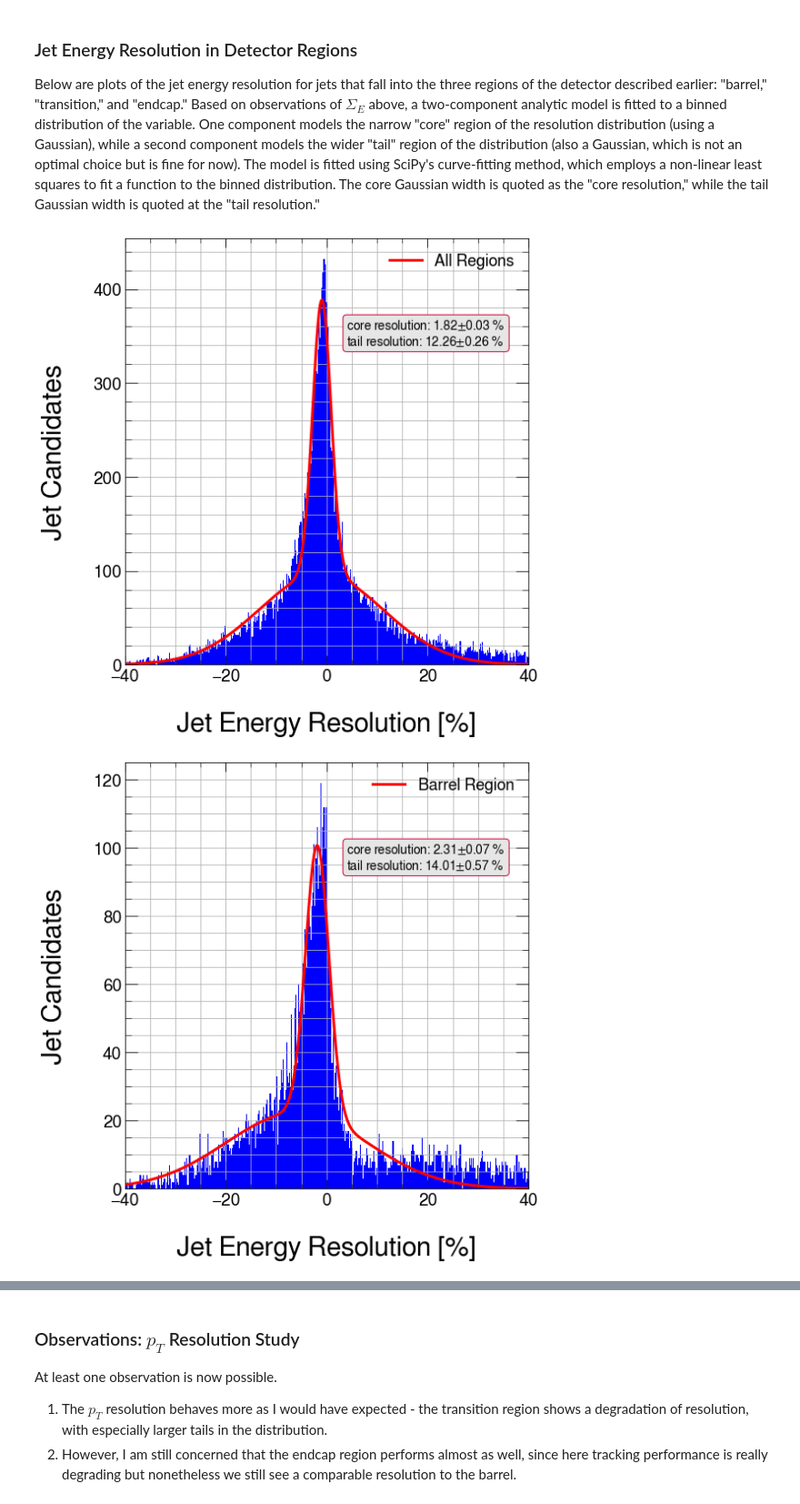
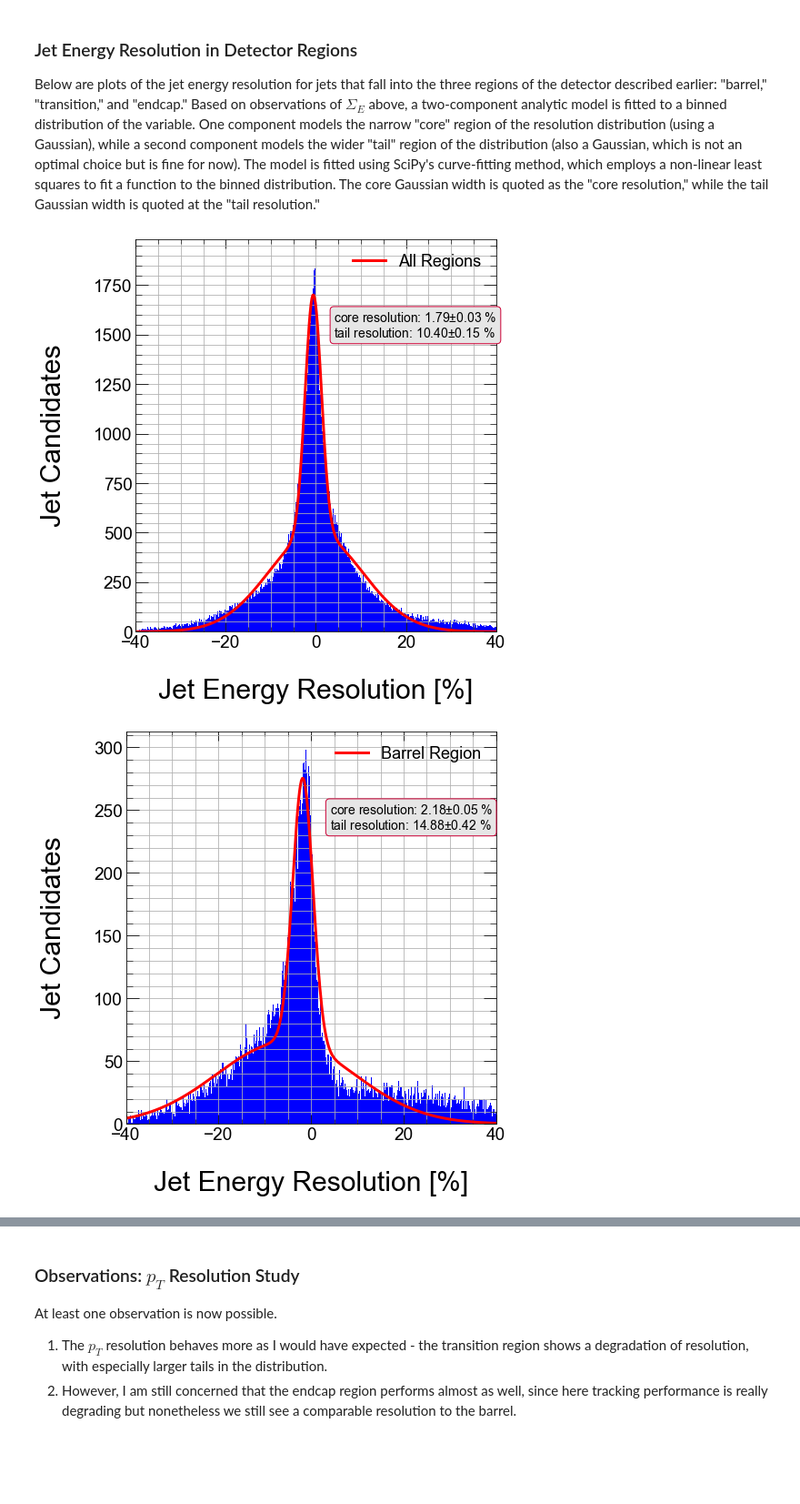
Before and after one commit to miguelignacio/delphes_EIC, a Jupyter notebook: notebooks/EIC_Studies.ipynb, the cells around one changed output, grey strips where cells are left out. Shown at 91% size. Drawn from its saved outputs; the diff is of its cells as text; code cells hidden in the pictures; blank space fills up the shorter version.

```diff
--- a/notebooks/EIC_Studies.ipynb
+++ b/notebooks/EIC_Studies.ipynb
@@ -54,10 +64,15 @@ These instructions are applicable to ManeFrame II at SMU, but may apply elsewher
    * Clone the repository locally
    * Follow the instructions to run the example and generate a ROOT file.
 # %%
-data = uproot.pandas.iterate(["../bfield/1/out.root"],
+data = uproot.pandas.iterate(["../p250_B15/*/out.root"],
                            "Delphes",
-                           branches=["Jet*", "GenJet*"],
+                           branches=["Jet.PT", "Jet.Eta", "Jet.Phi", "Jet.Mass",
+                                     "GenJet.PT", "GenJet.Eta", "GenJet.Phi", "GenJet.Mass"],
                           flatten=False)
+#data = uproot.lazyarrays(path=["../p250_B15/*/out.root"],
+#                           treepath="Delphes",
+#                           branches=["Jet*", "GenJet*"],
+#                          flatten=False)
 df_list = []
 for dataframe in data:
     df_list.append(dataframe)
@@ -456,25 +475,26 @@ def resolution_fit(df, reco_var, true_var, res_var, eta_range=[-10, 10], label="
 
     text = f"{sigma0_text}\n{sigma1_text}"
 
-    # Tail Model Width
-    fig, ax = plt.subplots(figsize=(8,8))
-    plt.grid(which='both')
-    ax1 = plt.hist(delta_x_rel, range=fit_range, bins=xbins, color='b', linewidth=3)
-    ax2 = plt.plot(x, resolution_model(x, *popt), color='r', linewidth=3, label=label)
+    if show:
+        # Tail Model Width
+        fig, ax = plt.subplots(figsize=(8,8))
+        plt.grid(which='both')
+        ax1 = plt.hist(delta_x_rel, range=fit_range, bins=xbins, color='b', linewidth=3)
+        ax2 = plt.plot(x, resolution_model(x, *popt), color='r', linewidth=3, label=label)
 
-    ax.text(0.55, 0.75, text, fontsize=14, transform=ax.transAxes, ma='left',
-            bbox=dict(boxstyle="round", ec=(
-                      204 / 255, 0, 53 / 255), fc=(0.9, 0.9, 0.9))
-            )
+        ax.text(0.55, 0.75, text, fontsize=14, transform=ax.transAxes, ma='left',
+                bbox=dict(boxstyle="round", ec=(
+                          204 / 255, 0, 53 / 255), fc=(0.9, 0.9, 0.9))
+                )
 
 
-    plt.xlim(fit_range)
-    plt.ylabel("Jet Candidates")
-    plt.xlabel(f"{res_var} Resolution [%]")
-    #ax.set_xscale('log')
-    plt.legend()
-    plt.tight_layout()
-    plt.show()
+        plt.xlim(fit_range)
+        plt.ylabel("Jet Candidates")
+        plt.xlabel(f"{res_var} Resolution [%]")
+        #ax.set_xscale('log')
+        plt.legend()
+        plt.tight_layout()
+        plt.show()
 
     return {'parameters': popt, 'errors': perr}
 # %%
@@ -484,6 +504,7 @@ def resolution_fit(df, reco_var, true_var, res_var, eta_range=[-10, 10], label="
 resolution_fit(df, 'Jet.E', 'Jet.TrueE', 'Jet Energy', label="All Regions", show=True)
 
 # Subsets of jets
+global barrel_jet, transition_jet, endcap_jet
 barrel_jet = [-0.5, 0.5]
 transition_jet = [0.5, 1.5]
 endcap_jet = [1.5, 2.5]
@@ -507,32 +528,32 @@ core_res_err = np.array([barrel_results['errors'][1],
                         endcap_results['errors'][1]])
 
 tail_res_val = np.array([barrel_results['parameters'][3],
                         transition_results['parameters'][3],
                         endcap_results['parameters'][3]])
 
 tail_res_err = np.array([barrel_results['errors'][3],
                         transition_results['errors'][3],
                         endcap_results['errors'][3]])
 
 region_names = np.array(['Barrel', 'Transition', 'Endcap'])
 regions = np.array([1,2,3])
 
 fig, ax = plt.subplots(figsize=(8,8))
 plt.grid(which='both')
 plt.errorbar(x=regions, y=core_res_val, xerr=0, yerr=core_res_err,
              color='b', linewidth=3, fmt='bo', ls='none', label='Core')
 plt.errorbar(x=regions, y=tail_res_val, xerr=0, yerr=tail_res_err,
              color='r', linewidth=3, fmt='ro', ls='none', label='Tail')
 #plt.xlim([0.5, 4.0])
 plt.ylim([0.0, 20.0])
 plt.ylabel(f"Jet Energy Resolution [%]")
 plt.xlabel("Detector Region")
 ax.set_xticks(regions)
 ax.set_xticklabels(region_names)
 #ax.set_xscale('log')
 plt.legend()
 plt.tight_layout()
 plt.show()
 # %% [output]
-[figure, old version]
+[figure, new version]
-[figure, old version]
+[figure, new version]
```
Also changed, not shown: parts of 22 cells of this notebook, 4 other files.
